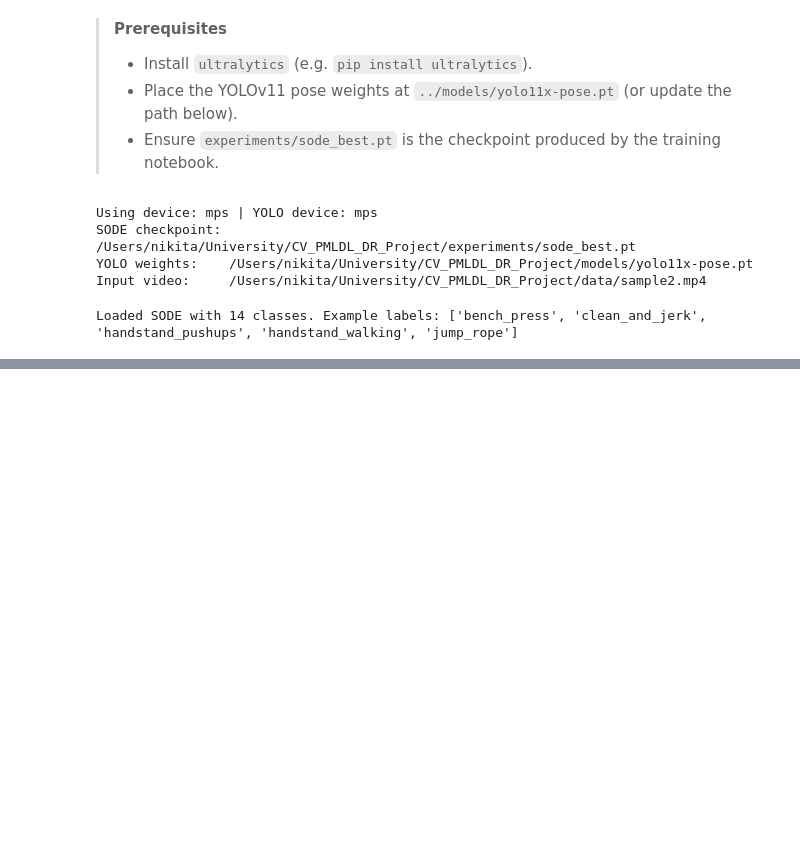
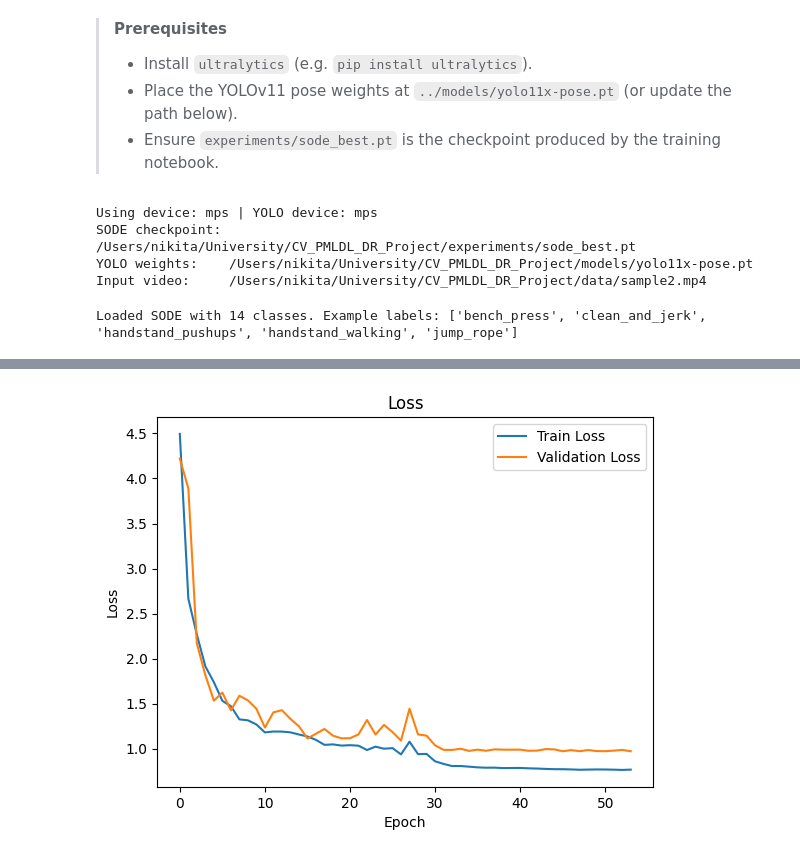
Before and after one commit to KosmonikOS/Action_Recognition, a Jupyter notebook: experiments/streaming_inference.ipynb, the cells around one changed output, grey strips where cells are left out. Drawn from its saved outputs; the diff is of its cells as text; code cells hidden in the pictures; blank space fills up the shorter version.

```diff
--- a/experiments/streaming_inference.ipynb
+++ b/experiments/streaming_inference.ipynb
@@ -291,0 +364,13 @@ else:
+# %%
+train_loss = [4.4948, 2.6659, 2.2678, 1.9149, 1.7388, 1.532, 1.4727, 1.3261, 1.3158, 1.2697, 1.1815, 1.1913, 1.1906, 1.1819, 1.158, 1.1365, 1.0984, 1.0433, 1.0485, 1.035, 1.0396, 1.0342, 0.9858, 1.0233, 1.0005, 1.007, 0.9373, 1.0785, 0.9402, 0.9428, 0.8604, 0.8319, 0.808, 0.8084, 0.8011, 0.7934, 0.7896, 0.7902, 0.7853, 0.7862, 0.7868, 0.7827, 0.7801, 0.7762, 0.7732, 0.7729, 0.7704, 0.7669, 0.7688, 0.7702, 0.7697, 0.7678, 0.765, 0.7683]
+val_loss = [4.2209, 3.8897, 2.1688, 1.818, 1.5345, 1.6232, 1.4258, 1.5883, 1.5375, 1.4441, 1.2356, 1.4043, 1.4276, 1.3313, 1.2496, 1.1144, 1.1666, 1.2199, 1.1453, 1.1157, 1.1167, 1.159, 1.3194, 1.1578, 1.2645, 1.1853, 1.0904, 1.4443, 1.1588, 1.1453, 1.0381, 0.988, 0.9868, 1.0001, 0.9761, 0.9903, 0.9777, 0.993, 0.99, 0.9893, 0.99, 0.9774, 0.9792, 0.9962, 0.9931, 0.9725, 0.9847, 0.9726, 0.9858, 0.9742, 0.973, 0.9792, 0.9871, 0.9722]
+# %%
+plt.plot(train_loss, label="Train Loss")
+plt.plot(val_loss, label="Validation Loss")
+plt.title("Loss")
+plt.xlabel("Epoch")
+plt.ylabel("Loss")
+plt.legend()
+plt.show()
+# %% [output]
+[figure, added]
```
Also changed, not shown: parts of 8 cells of this notebook, 8 other files.
